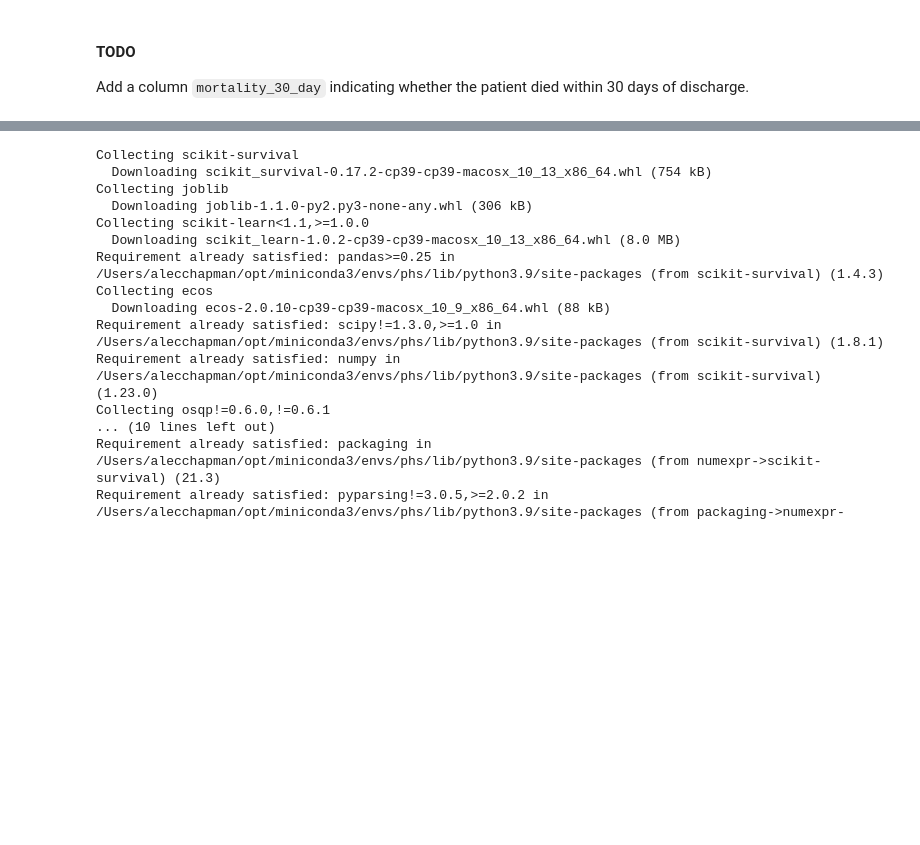
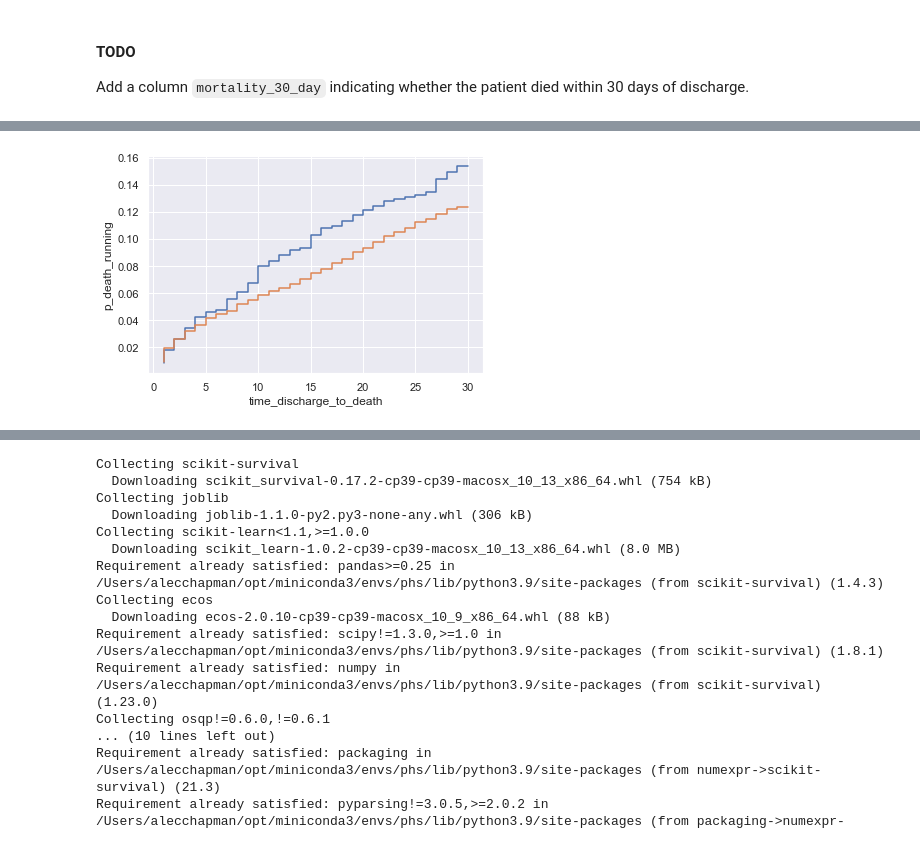
Before and after one commit to abchapman93/PHS_Data_Science_2022_instructor, a Jupyter notebook: Day-1-Intro-to-Python/Pneumonia Use Case.ipynb, the cells around one changed output, grey strips where cells are left out. Saved outputs shown, nothing was run; the diff lists cells and outputs as text; code cells hidden in the pictures; blank space fills up the shorter version.

```diff
--- a/Day-1-Intro-to-Python/Pneumonia Use Case.ipynb
+++ b/Day-1-Intro-to-Python/Pneumonia Use Case.ipynb
@@ -107,0 +348,5 @@ df["mortality_30_day"] = (df["time_discharge_to_death"] <= 30).astype(int)
+# %%
+ax = sns.lineplot(x="time_discharge_to_death", y="p_death_running", data=df_daily_pna.iloc[:30], drawstyle='steps-pre')
+ax = sns.lineplot(x="time_discharge_to_death", y="p_death_running", data=df_daily_pna_neg.iloc[:30], drawstyle='steps-pre')
+# %% [output]
+[figure, added]
```
Also changed, not shown: parts of 38 cells of this notebook, 17 other files.
